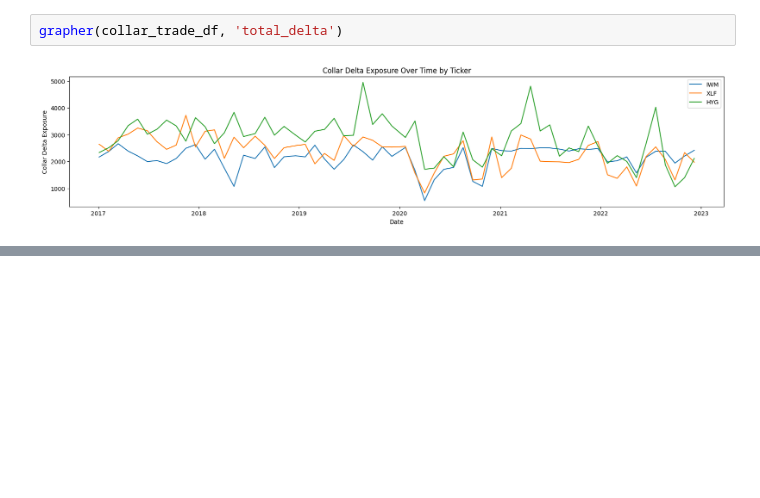
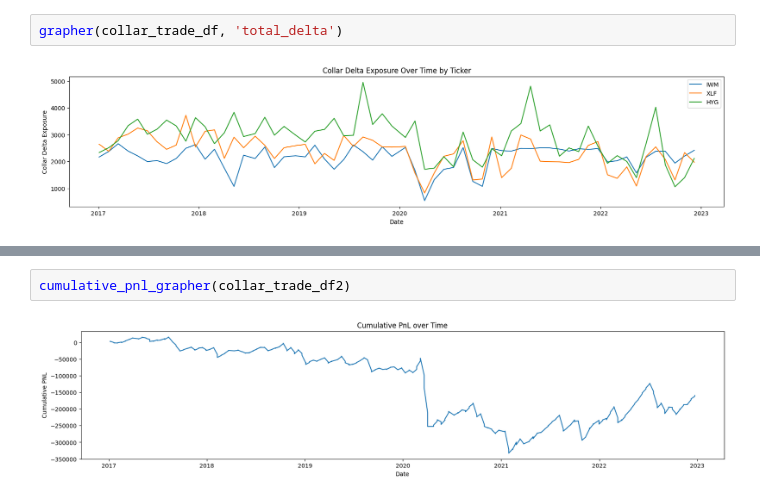
Before and after one commit to twood886/FINM33150_Quant_Trading_Project, a Jupyter notebook: options_collar_strategy.ipynb, the cells around one changed output, grey strips where cells are left out. Saved outputs shown, nothing was run; the diff lists cells and outputs as text; blank space fills up the shorter version.

```diff
--- a/options_collar_strategy.ipynb
+++ b/options_collar_strategy.ipynb
@@ -408,0 +498,4 @@ grapher(collar_trade_df, 'total_delta')
+# %%
+cumulative_pnl_grapher(collar_trade_df2)
+# %% [output]
+[figure, added]
```
Also changed, not shown: parts of 21 cells of this notebook.
